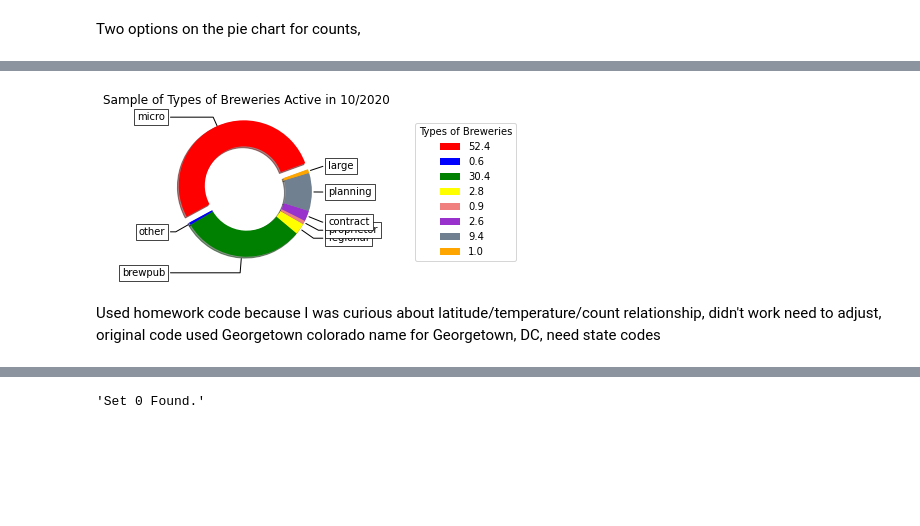
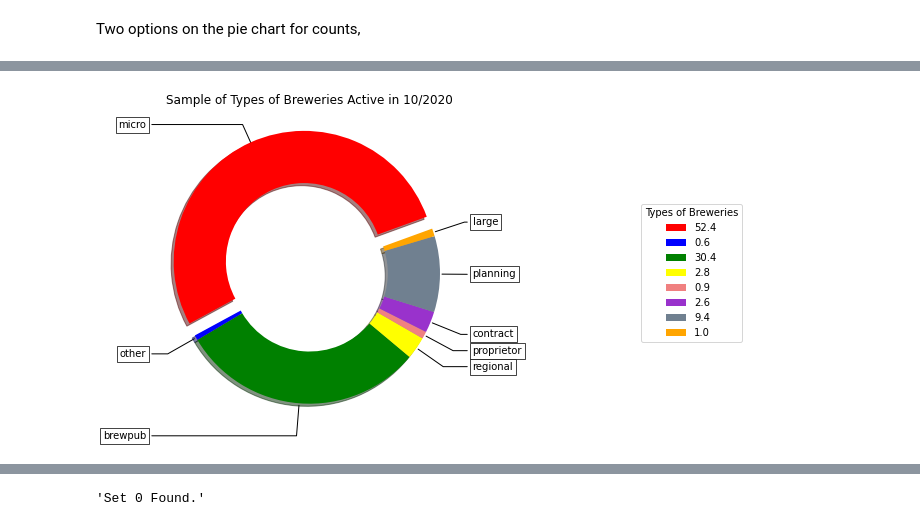
Before and after one commit to bgtaber/brewcrew_project, a Jupyter notebook: Scripts/beer.ipynb, the cells around one changed output, grey strips where cells are left out. Cells and saved outputs as stored; diff of their text form; code cells hidden in the pictures; blank space fills up the shorter version.

```diff
--- a/Scripts/beer.ipynb
+++ b/Scripts/beer.ipynb
@@ -76,29 +93,27 @@ plt.show()
 # %%
-fig, ax = plt.subplots(figsize=(10, 3), subplot_kw=dict(aspect="equal"))
+fig, ax = plt.subplots(figsize=(10, 6), subplot_kw=dict(aspect="equal"))
 wedges, texts = ax.pie(types,wedgeprops=dict(width=.4), startangle=20, colors = colors, explode = explode, shadow = True)
 bbox_props = dict(boxstyle="square,pad=0.3", fc="w", ec="k", lw=0.72)
 kw = dict(arrowprops=dict(arrowstyle="-"),
           bbox=bbox_props, zorder=0, va="center")
 for i, p in enumerate(wedges):
     ang = (p.theta2 - p.theta1)/2. + p.theta1
     y = np.sin(np.deg2rad(ang))
     x = np.cos(np.deg2rad(ang))
     horizontalalignment = {-1: "right", 1: "left"}[int(np.sign(x))]
     connectionstyle = "angle,angleA=0,angleB={}".format(ang)
     kw["arrowprops"].update({"connectionstyle": connectionstyle})
     ax.annotate(labels[i], xy=(x, y), xytext=(1.25*np.sign(x), 1.25*y),
                 horizontalalignment=horizontalalignment, **kw)
 ax.legend(wedges, labels_per,
           title="Types of Breweries",
           loc="center left",
           bbox_to_anchor=(1.5, 0, 0.5, 1))
 ax.set_title("Sample of Types of Breweries Active in 10/2020")
-plt.savefig(r"PieChart.png",bbox_inches="tight")
+plt.savefig("../Output/Brewery_Type_Donut.png")
 plt.show()
 # %% [output]
-[figure, old version]
+[figure, new version]
-# %% [markdown]
-Used homework code because I was curious about latitude/temperature/count relationship, didn't work need to adjust, original code used Georgetown colorado name for Georgetown, DC, need state codes
 # %%
 display(dropped_df)
 # %% [output]
```
Also changed, not shown: parts of 12 cells of this notebook, 6 other files.
